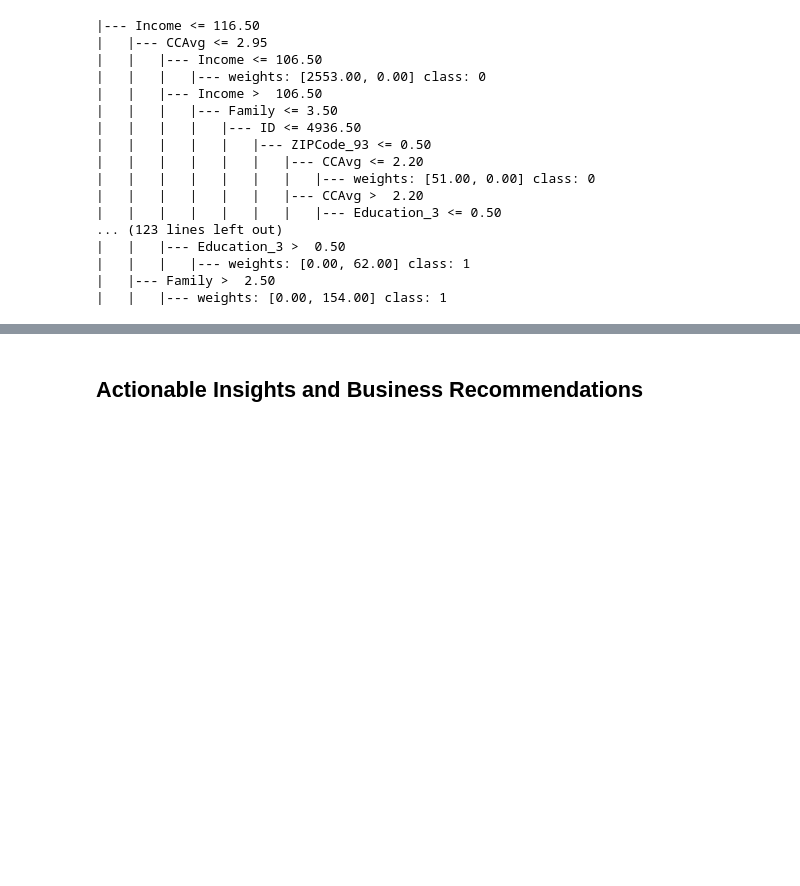
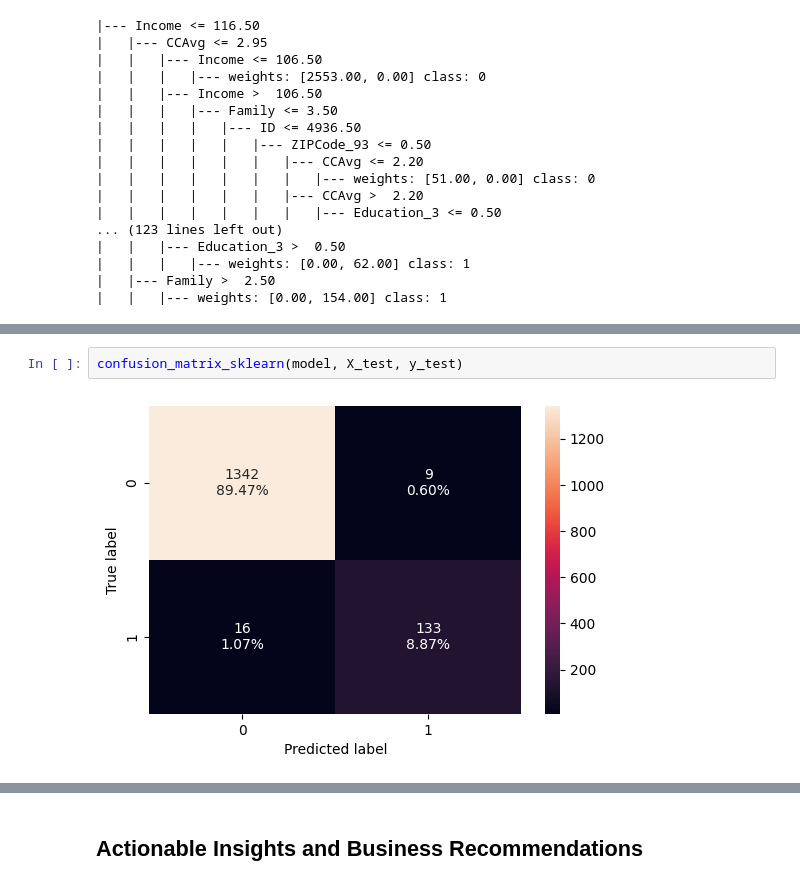
Before and after one commit to cent-softuni/math_project, a Jupyter notebook: AIML_ML_Project_full_code_notebook.ipynb, the cells around one changed output, grey strips where cells are left out. Cells and saved outputs as stored; diff of their text form; blank space fills up the shorter version.

```diff
--- a/AIML_ML_Project_full_code_notebook.ipynb
+++ b/AIML_ML_Project_full_code_notebook.ipynb
@@ -575,0 +614,4 @@ print(tree.export_text(model, feature_names=feature_names, show_weights=True))
+# %%
+confusion_matrix_sklearn(model, X_test, y_test)
+# %% [output]
+[figure, added]
```
Also changed, not shown: parts of 4 cells of this notebook.
